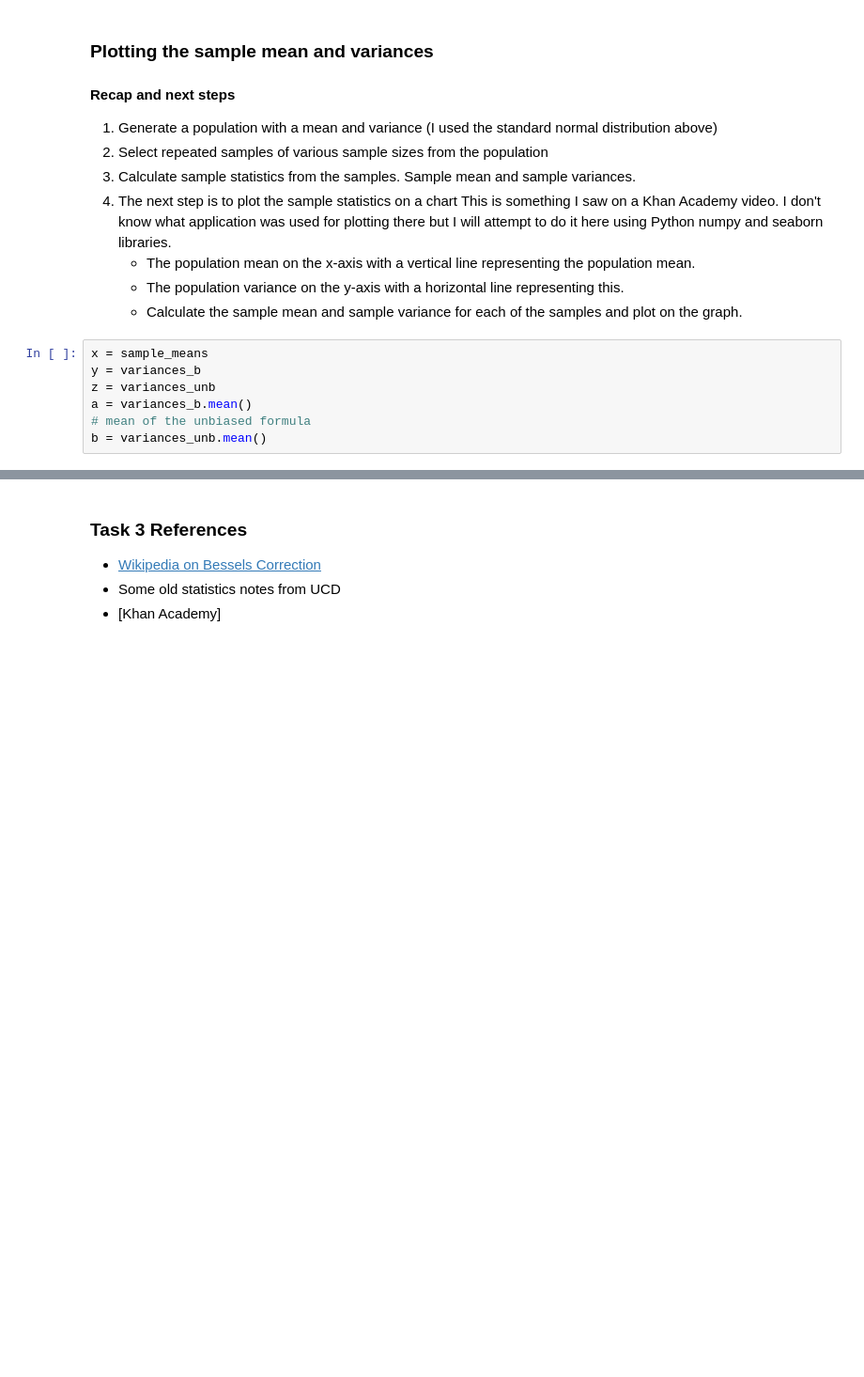
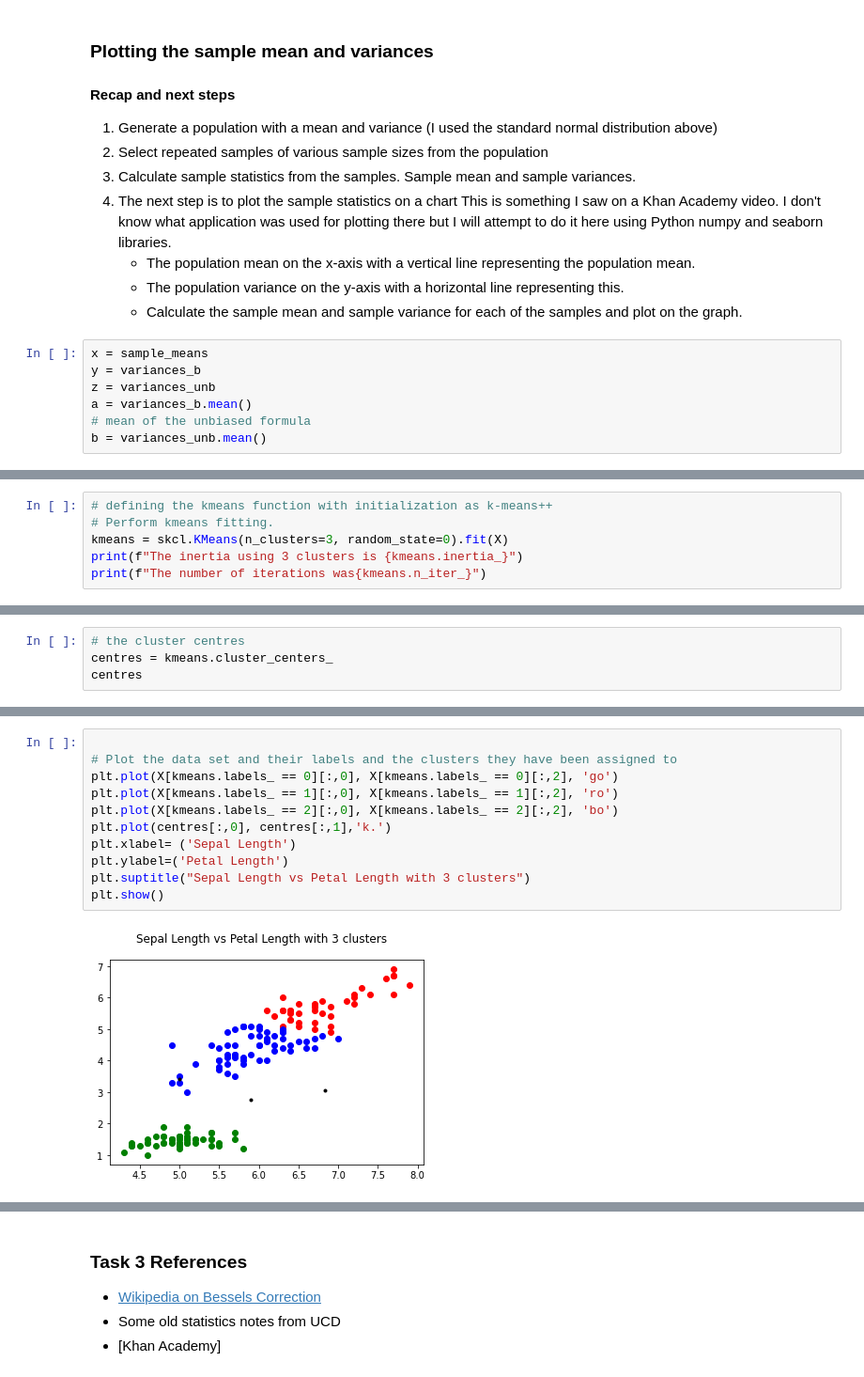
Before and after one commit to angela1C/Machine-Learning-and-Statistics-Tasks-Project-2020, a Jupyter notebook: Tasks.ipynb, the cells around one changed output, grey strips where cells are left out. Shown: that part at 94% size. Saved outputs shown, nothing was run; the diff lists cells and outputs as text; blank space fills up the shorter version.

```diff
--- a/Tasks.ipynb
+++ b/Tasks.ipynb
@@ -1171,0 +1250,6 @@ print(x2.mean())
+# %%
+# defining the kmeans function with initialization as k-means++
+# Perform kmeans fitting.
+kmeans = skcl.KMeans(n_clusters=3, random_state=0).fit(X)
+print(f"The inertia using 3 clusters is {kmeans.inertia_}")
+print(f"The number of iterations was{kmeans.n_iter_}")
@@ -1171,0 +1259,4 @@ print(x2.mean())
+# %%
+# the cluster centres
+centres = kmeans.cluster_centers_
+centres
@@ -1171,0 +1290,13 @@ print(x2.mean())
+# %%
+
+# Plot the data set and their labels and the clusters they have been assigned to
+plt.plot(X[kmeans.labels_ == 0][:,0], X[kmeans.labels_ == 0][:,2], 'go')
+plt.plot(X[kmeans.labels_ == 1][:,0], X[kmeans.labels_ == 1][:,2], 'ro')
+plt.plot(X[kmeans.labels_ == 2][:,0], X[kmeans.labels_ == 2][:,2], 'bo')
+plt.plot(centres[:,0], centres[:,1],'k.')
+plt.xlabel= ('Sepal Length')
+plt.ylabel=('Petal Length')
+plt.suptitle("Sepal Length vs Petal Length with 3 clusters")
+plt.show()
+# %% [output]
+[figure, added]
```
Also changed, not shown: parts of 93 cells of this notebook.
